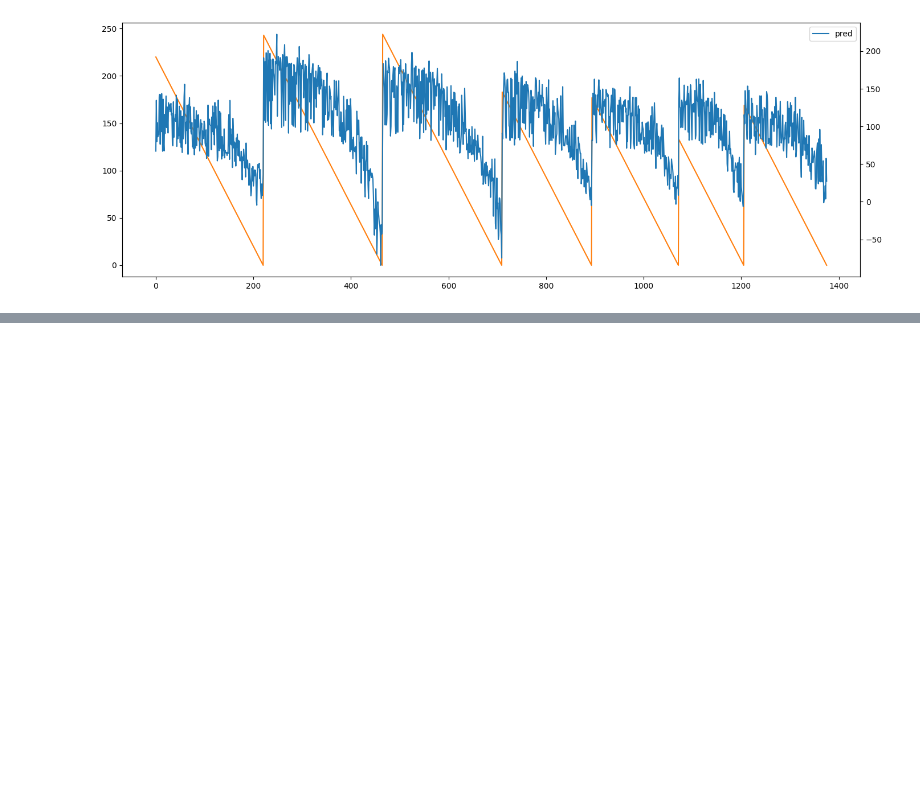
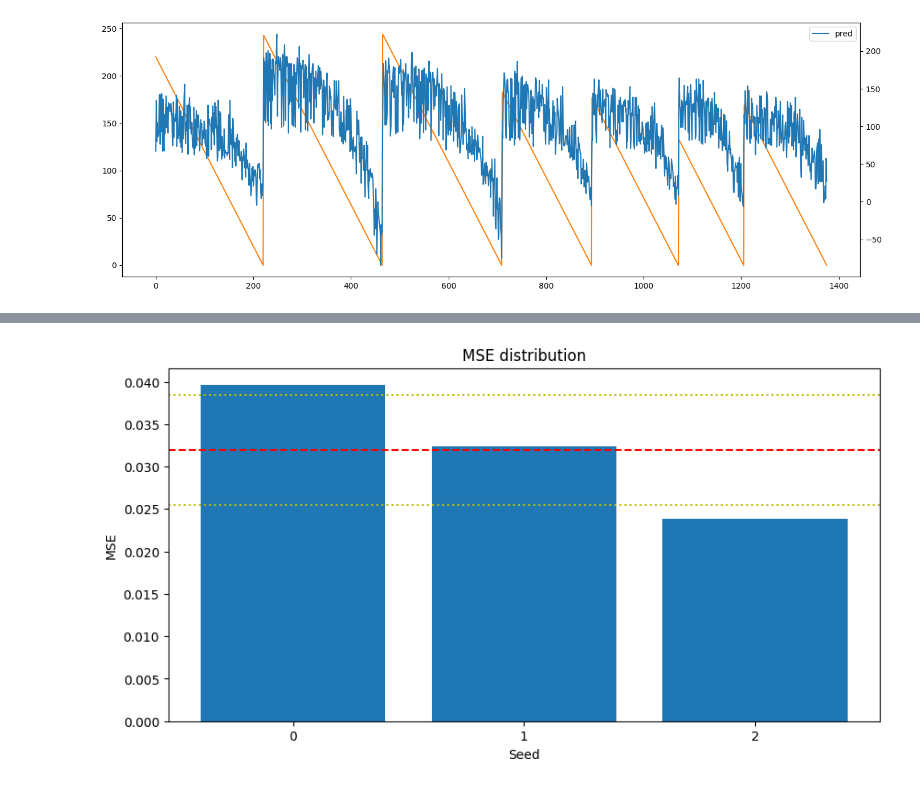
Before and after one commit to giorgiapavani/AI-in-Industry, a Jupyter notebook: notebooks/Project.ipynb, the cells around one changed output, grey strips where cells are left out. Drawn from its saved outputs; the diff is of its cells as text; code cells hidden in the pictures; blank space fills up the shorter version.

```diff
--- a/notebooks/1. Domain Knowledge Injection via SBR.ipynb
+++ b/notebooks/Project.ipynb
@@ -528,0 +595,4 @@ cst.plot_rul(trs_pred[:stop], trs["rul"].iloc[:stop], same_scale=False, figsize=
+# %%
+cst.plot_results(mse_seeds, mse_mean, mse_std)
+# %% [output]
+[figure, added]
```
Also changed, not shown: parts of 7 cells of this notebook, 1 other file.
